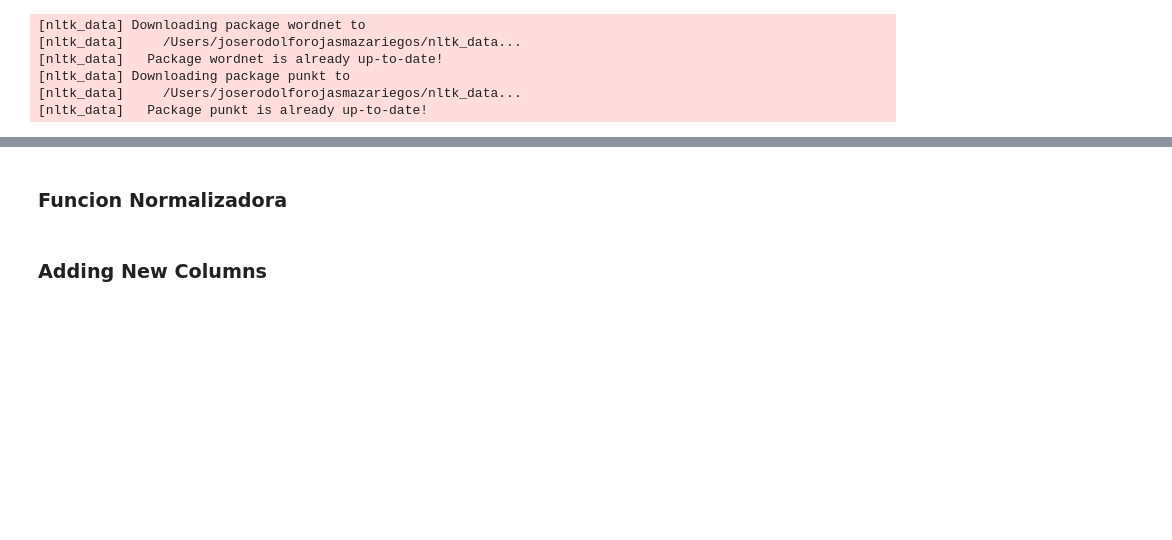
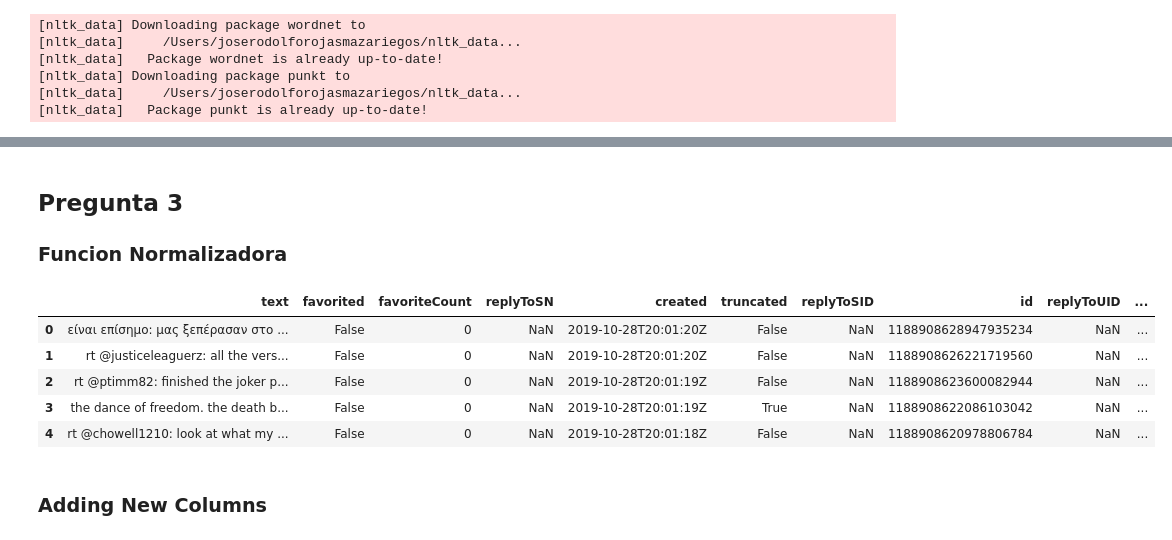
Before and after one commit to RofoRojas/Data-Wrangling, a Jupyter notebook: Laboratorio9/Laboratorio 9.ipynb, the cells around one changed output, grey strips where cells are left out. Cells and saved outputs as stored; diff of their text form; code cells hidden in the pictures; blank space fills up the shorter version.

```diff
--- a/Laboratorio9/Laboratorio 9.ipynb
+++ b/Laboratorio9/Laboratorio 9.ipynb
@@ -37,6 +37,7 @@ data.head()
 | 3 | the dance of freedom. the death b... | False | 0 | NaN | 2019-10-28T20:01:19Z | True | NaN | 1188908622086103042 | NaN | ... |
 | 4 | RT @chowell1210: LOOK AT WHAT MY ... | False | 0 | NaN | 2019-10-28T20:01:18Z | False | NaN | 1188908620978806784 | NaN | ... |
 # %% [markdown]
+## Pregunta 3
 ### Funcion Normalizadora
 # %%
 def word_norm(text):
@@ -58,6 +59,16 @@ def word_norm(text):
   text = text.replace(':', '')
   text = text.replace('/', '')
   return(text)
+# %%
+data[['text']] = word_norm(data['text'])
+data.head()
+# %% [output]
+|  | text | favorited | favoriteCount | replyToSN | created | truncated | replyToSID | id | replyToUID | ... |
+| 0 | είναι επίσημο: μας ξεπέρασαν στο ... | False | 0 | NaN | 2019-10-28T20:01:20Z | False | NaN | 1188908628947935234 | NaN | ... |
+| 1 | rt @justiceleaguerz: all the vers... | False | 0 | NaN | 2019-10-28T20:01:20Z | False | NaN | 1188908626221719560 | NaN | ... |
+| 2 | rt @ptimm82: finished the joker p... | False | 0 | NaN | 2019-10-28T20:01:19Z | False | NaN | 1188908623600082944 | NaN | ... |
+| 3 | the dance of freedom. the death b... | False | 0 | NaN | 2019-10-28T20:01:19Z | True | NaN | 1188908622086103042 | NaN | ... |
+| 4 | rt @chowell1210: look at what my ... | False | 0 | NaN | 2019-10-28T20:01:18Z | False | NaN | 1188908620978806784 | NaN | ... |
 # %% [markdown]
 ### Adding New Columns
 # %%
```
Also changed, not shown: parts of 20 cells of this notebook, 1 other file.
